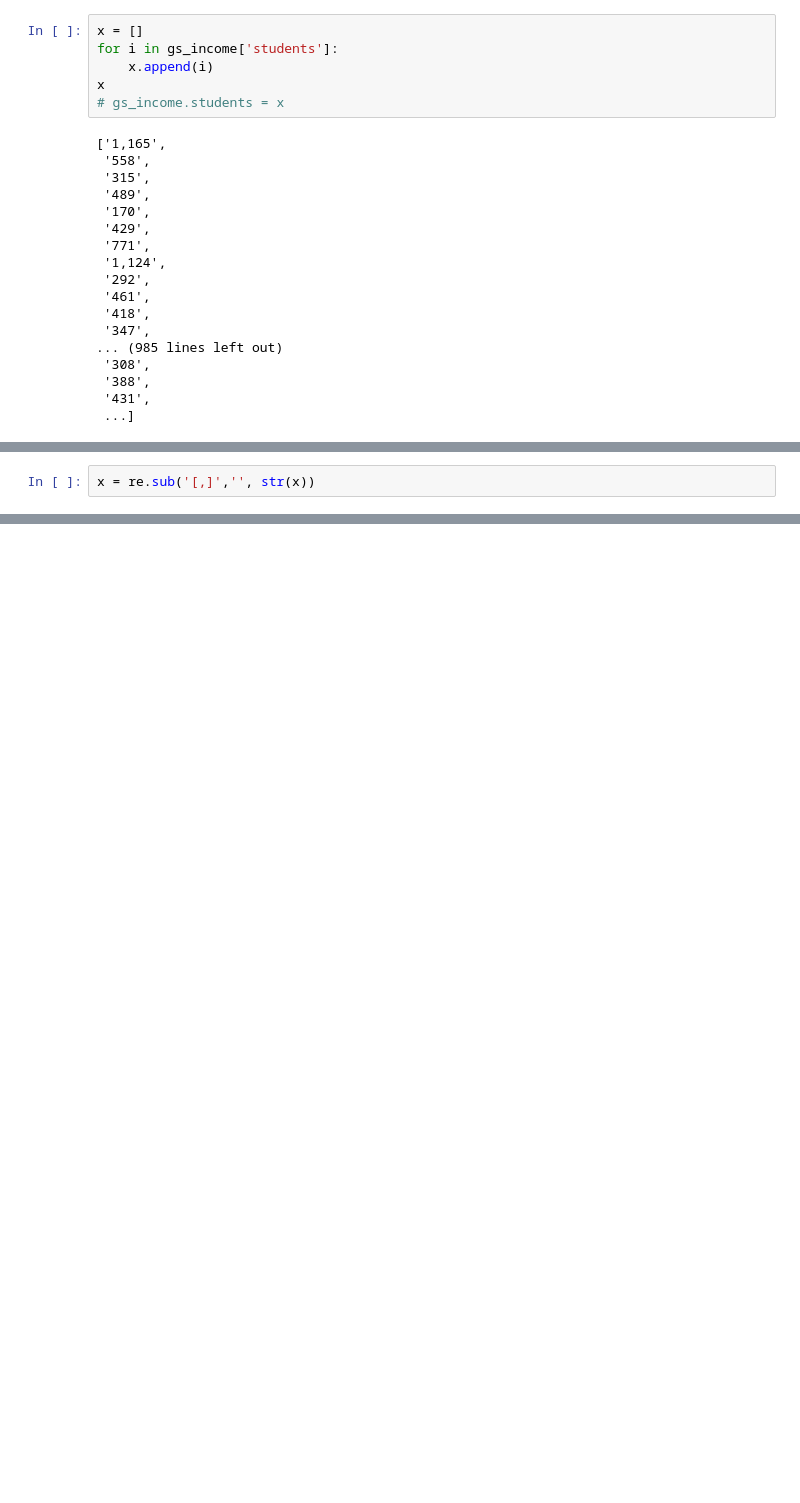
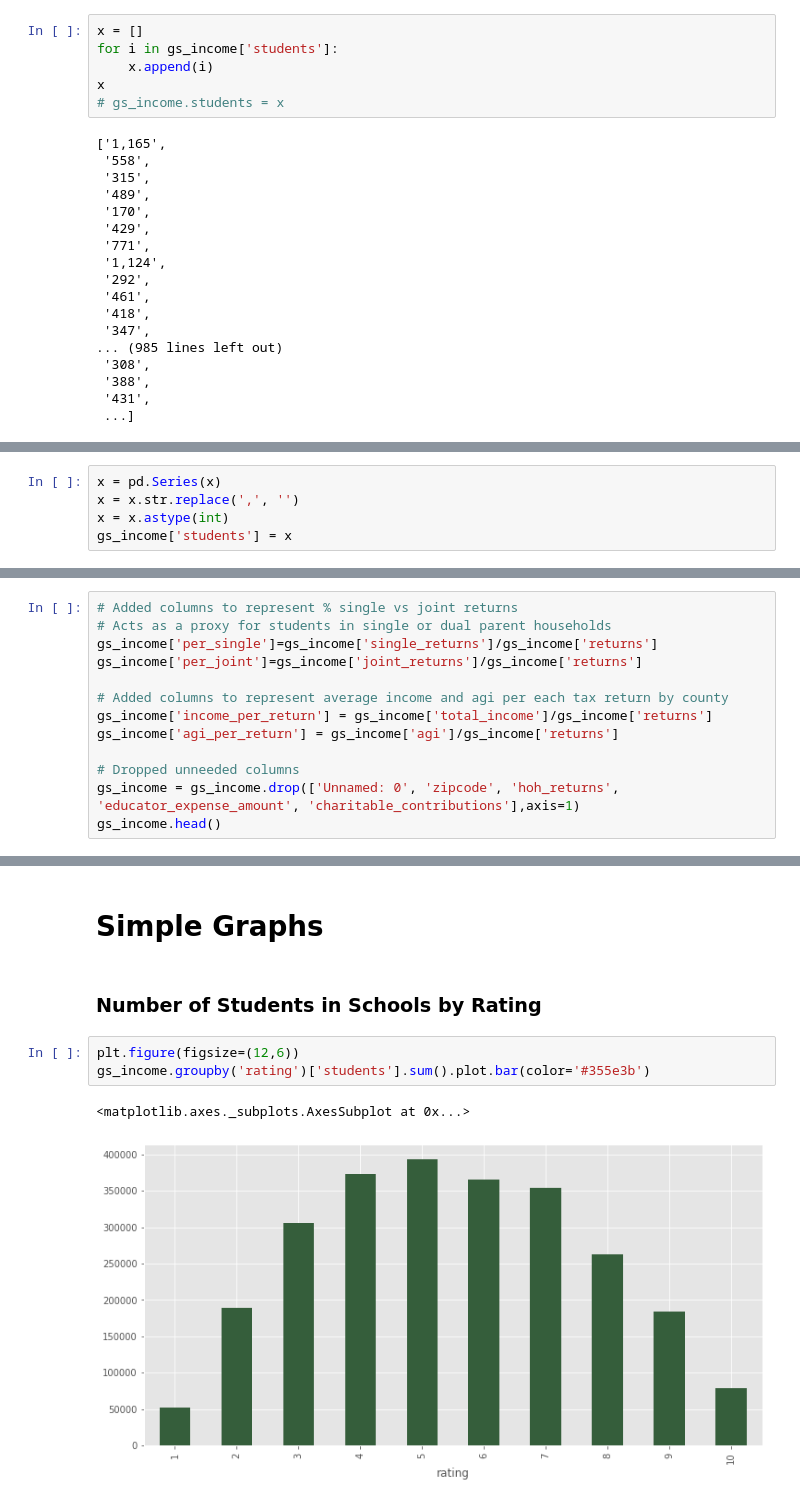
Before and after one commit to jordanrunge/greatschools_rating_analysis, a Jupyter notebook: playground.ipynb, the cells around one changed output, grey strips where cells are left out. Drawn from its saved outputs; the diff is of its cells as text; blank space fills up the shorter version.

```diff
--- a/playground.ipynb
+++ b/playground.ipynb
@@ -92,2 +111,0 @@ Length: 4351, dtype: object
-# %%
-x = re.sub('[,]','', str(x))
@@ -203,0 +112,5 @@ TypeError: no numeric data to plot
+# %%
+x = pd.Series(x)
+x = x.str.replace(',', '')
+x = x.astype(int)
+gs_income['students'] = x
@@ -203,0 +140,13 @@ TypeError: no numeric data to plot
+# %%
+# Added columns to represent % single vs joint returns
+# Acts as a proxy for students in single or dual parent households
+gs_income['per_single']=gs_income['single_returns']/gs_income['returns']
+gs_income['per_joint']=gs_income['joint_returns']/gs_income['returns']
+
+# Added columns to represent average income and agi per each tax return by county
+gs_income['income_per_return'] = gs_income['total_income']/gs_income['returns']
+gs_income['agi_per_return'] = gs_income['agi']/gs_income['returns']
+
+# Dropped unneeded columns
+gs_income = gs_income.drop(['Unnamed: 0', 'zipcode', 'hoh_returns',  'educator_expense_amount', 'charitable_contributions'],axis=1)
+gs_income.head()
@@ -203,0 +160,10 @@ TypeError: no numeric data to plot
+# %% [markdown]
+# Simple Graphs
+# %% [markdown]
+### Number of Students in Schools by Rating
+# %%
+plt.figure(figsize=(12,6))
+gs_income.groupby('rating')['students'].sum().plot.bar(color='#355e3b')
+# %% [output]
+<matplotlib.axes._subplots.AxesSubplot at 0x...>
+[figure, added]
```
Also changed, not shown: parts of 54 cells of this notebook, 2 other files.
